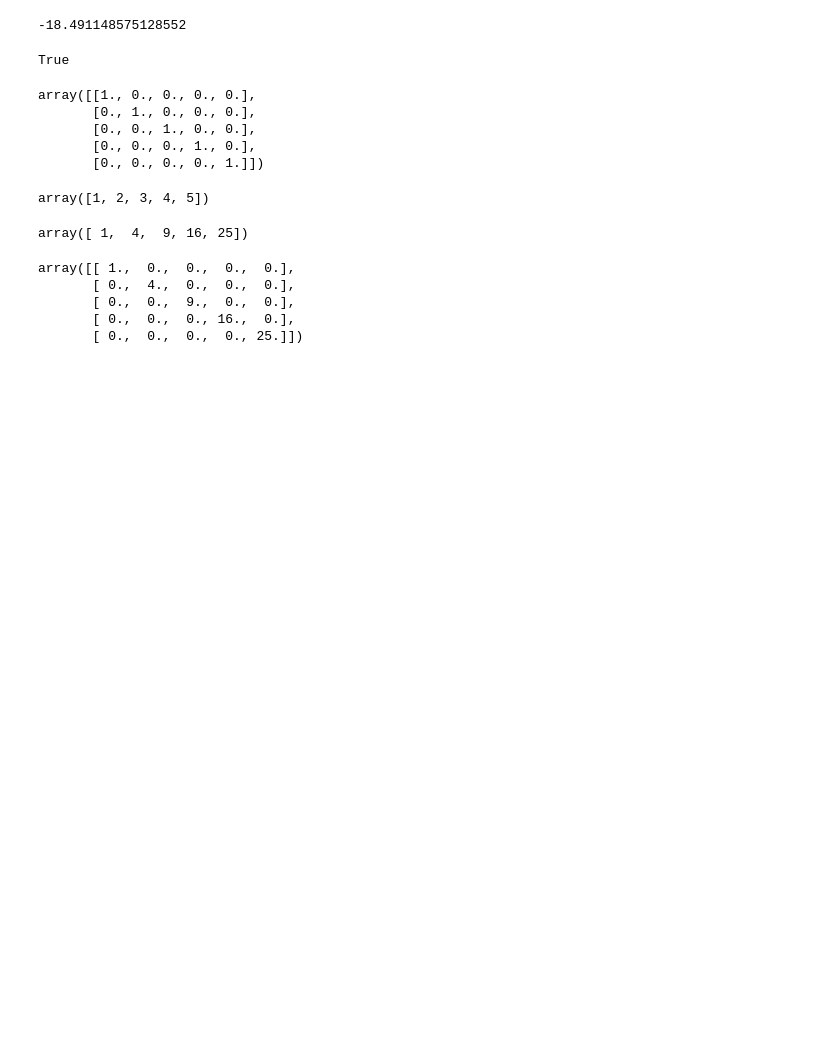
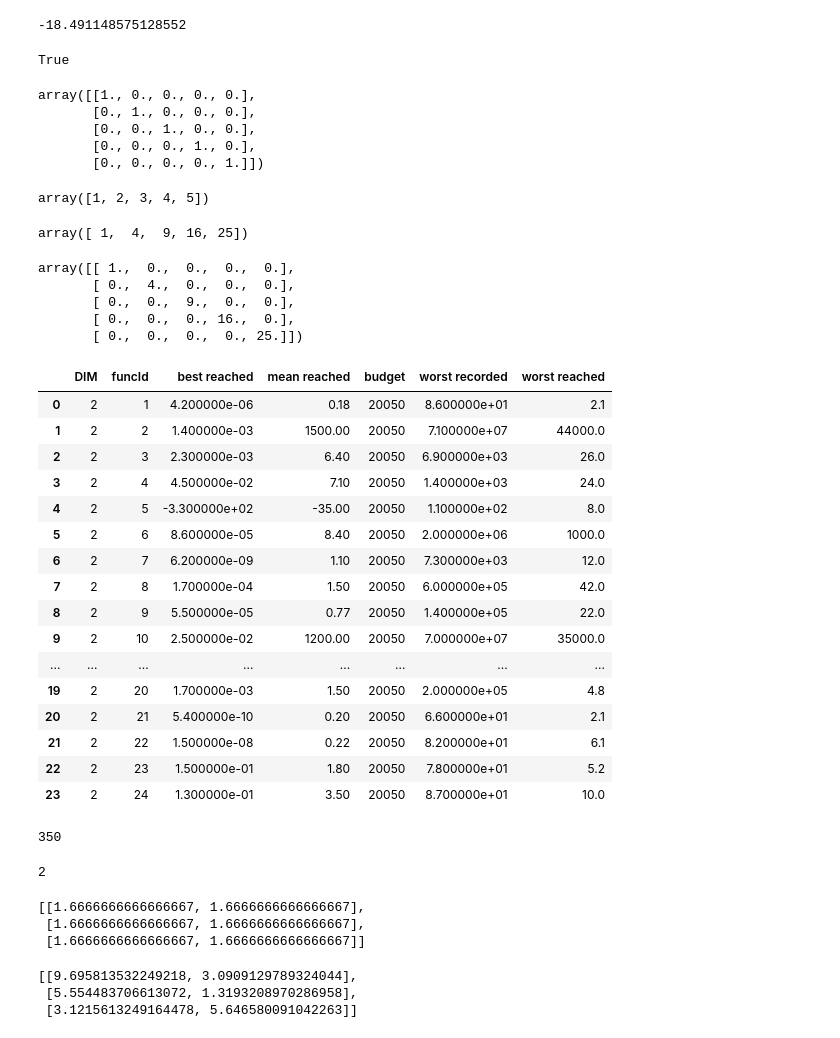
Before and after one commit to MuradBozik/EA-PA2, a Jupyter notebook: PA2.ipynb, the cells around one changed output. Drawn from its saved outputs; the diff is of its cells as text; code cells hidden in the pictures; blank space fills up the shorter version.

```diff
--- a/PA2.ipynb
+++ b/PA2.ipynb
@@ -506,0 +549,36 @@ array([[ 1.,  0.,  0.,  0.,  0.],
+# %%
+df = pd.read_csv("Results-ALL/Overview-All-.csv")
+# %%
+df[df.DIM == 2]
+# %% [output]
+|  | DIM | funcId | best reached | mean reached | budget | worst recorded | worst reached |
+| 0 | 2 | 1 | 4.200000e-06 | 0.18 | 20050 | 8.600000e+01 | 2.1 |
+| 1 | 2 | 2 | 1.400000e-03 | 1500.00 | 20050 | 7.100000e+07 | 44000.0 |
+| 2 | 2 | 3 | 2.300000e-03 | 6.40 | 20050 | 6.900000e+03 | 26.0 |
+| 3 | 2 | 4 | 4.500000e-02 | 7.10 | 20050 | 1.400000e+03 | 24.0 |
+| 4 | 2 | 5 | -3.300000e+02 | -35.00 | 20050 | 1.100000e+02 | 8.0 |
+| 5 | 2 | 6 | 8.600000e-05 | 8.40 | 20050 | 2.000000e+06 | 1000.0 |
+| 6 | 2 | 7 | 6.200000e-09 | 1.10 | 20050 | 7.300000e+03 | 12.0 |
+| 7 | 2 | 8 | 1.700000e-04 | 1.50 | 20050 | 6.000000e+05 | 42.0 |
+| 8 | 2 | 9 | 5.500000e-05 | 0.77 | 20050 | 1.400000e+05 | 22.0 |
+| 9 | 2 | 10 | 2.500000e-02 | 1200.00 | 20050 | 7.000000e+07 | 35000.0 |
+| ... | ... | ... | ... | ... | ... | ... | ... |
+| 19 | 2 | 20 | 1.700000e-03 | 1.50 | 20050 | 2.000000e+05 | 4.8 |
+| 20 | 2 | 21 | 5.400000e-10 | 0.20 | 20050 | 6.600000e+01 | 2.1 |
+| 21 | 2 | 22 | 1.500000e-08 | 0.22 | 20050 | 8.200000e+01 | 6.1 |
+| 22 | 2 | 23 | 1.500000e-01 | 1.80 | 20050 | 7.800000e+01 | 5.2 |
+| 23 | 2 | 24 | 1.300000e-01 | 3.50 | 20050 | 8.700000e+01 | 10.0 |
+# %%
+len(sigmas)
+# %% [output]
+350
+# %%
+n
+# %% [output]
+2
+# %%
+sigmas
+# %% [output]
+[[1.6666666666666667, 1.6666666666666667],
+ [1.6666666666666667, 1.6666666666666667],
+ [1.6666666666666667, 1.6666666666666667]]
@@ -506,0 +587,6 @@ array([[ 1.,  0.,  0.,  0.,  0.],
+# %%
+sigmas_prime
+# %% [output]
+[[9.695813532249218, 3.0909129789324044],
+ [5.554483706613072, 1.3193208970286958],
+ [3.1215613249164478, 5.646580091042263]]
```
Also changed, not shown: parts of 8 cells of this notebook, 2 other files.
